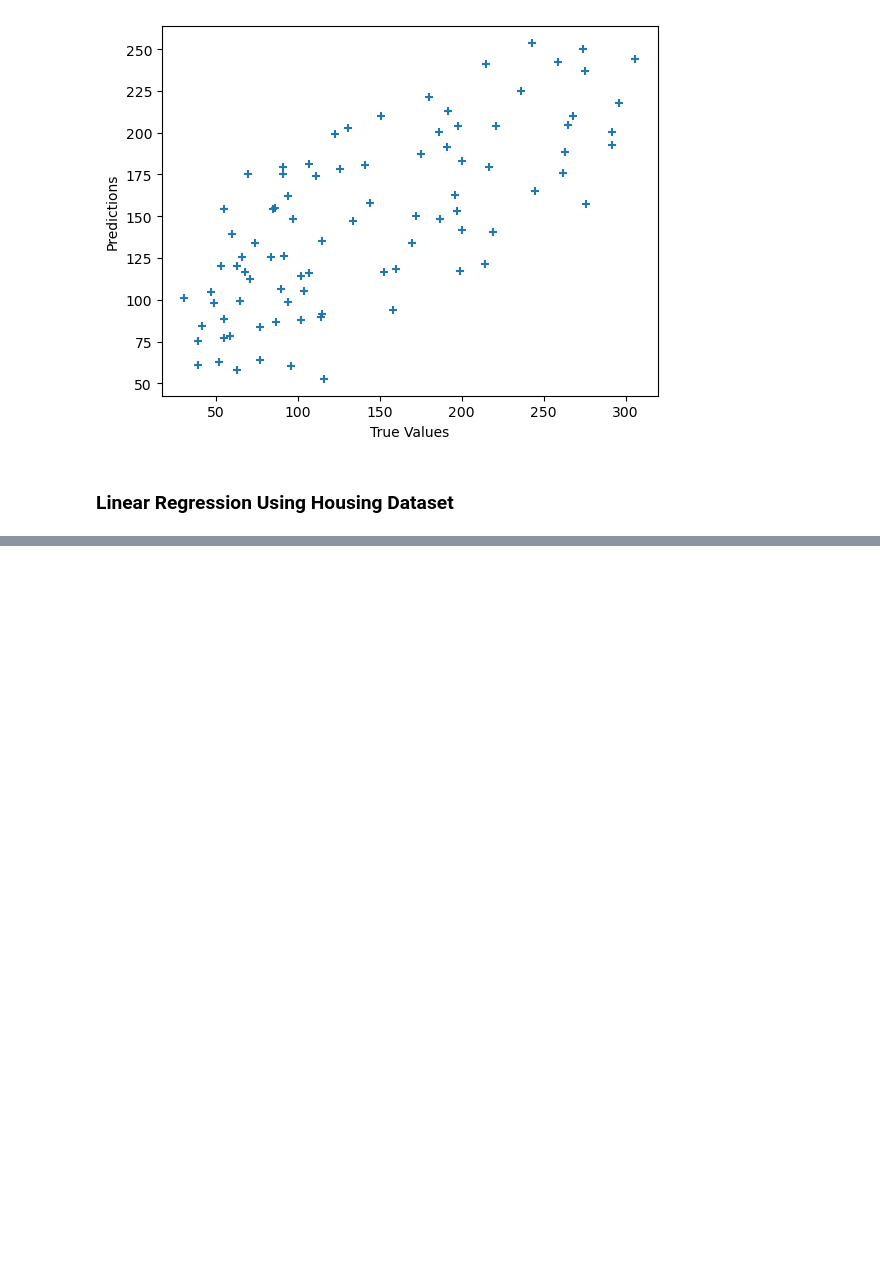
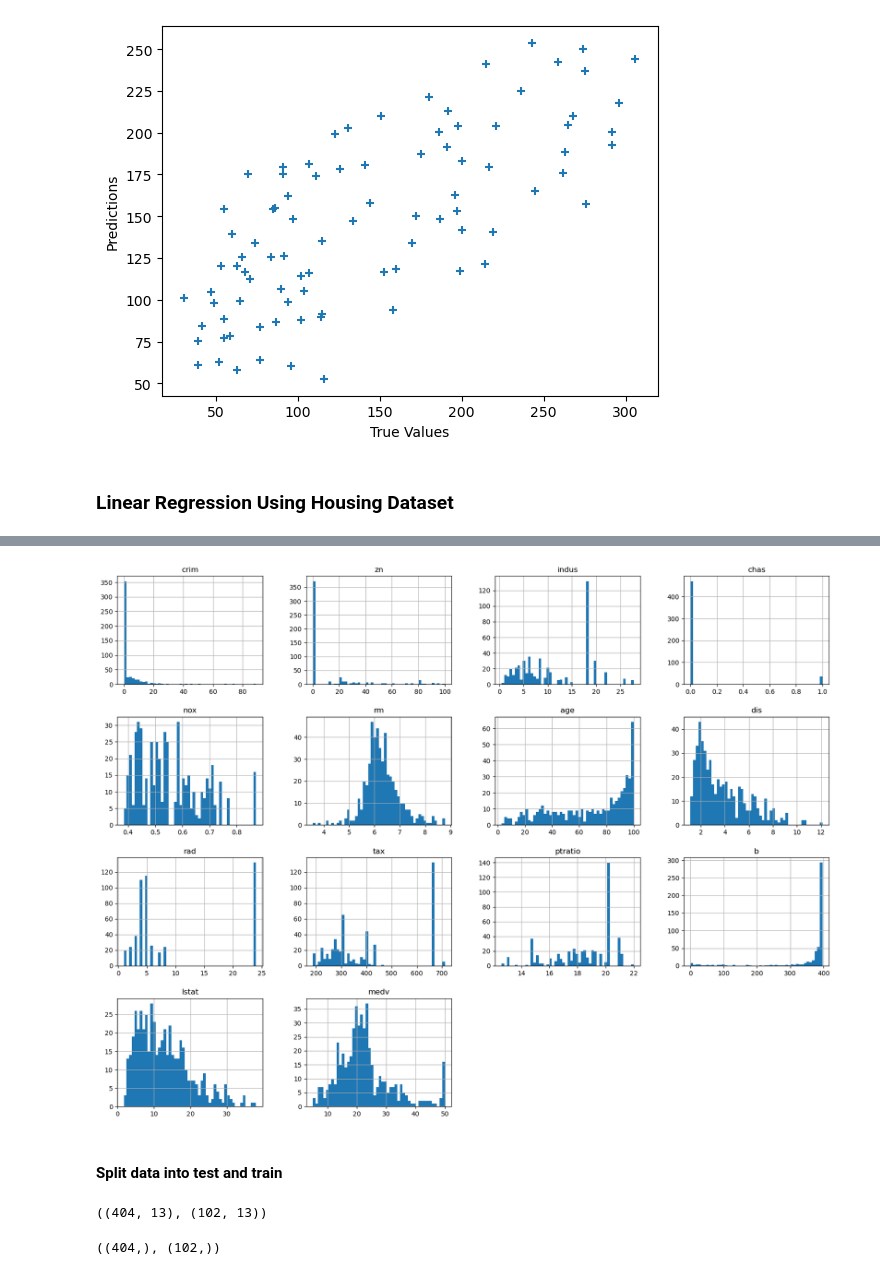
Before and after one commit to MurimiCaroline/Code4Future, a Jupyter notebook: linearRegression.ipynb, the cells around one changed output, grey strips where cells are left out. Cells and saved outputs as stored; diff of their text form; code cells hidden in the pictures; blank space fills up the shorter version.

Commit message:
add Linear regression model of BostonHousing

```diff
--- a/linearRegression.ipynb
+++ b/linearRegression.ipynb
@@ -155,0 +158,2 @@ plt.show()
+# %%
+BostonHousing = pd.read_csv('BostonHousing.csv')
@@ -155,0 +226,7 @@ plt.show()
+# %%
+BostonHousing.hist(bins=50, figsize=(20,15))
+plt.show()
+# %% [output]
+[figure, added]
+# %% [markdown]
+####  Split data into test and train
@@ -155,0 +238,8 @@ plt.show()
+# %%
+X_train.shape, X_test.shape # print the shape of the training and test data
+# %% [output]
+((404, 13), (102, 13))
+# %%
+Y_train.shape, Y_test.shape # print the shape of the training and test data
+# %% [output]
+((404,), (102,))
```
Also changed, not shown: parts of 23 cells of this notebook, 2 other files.
